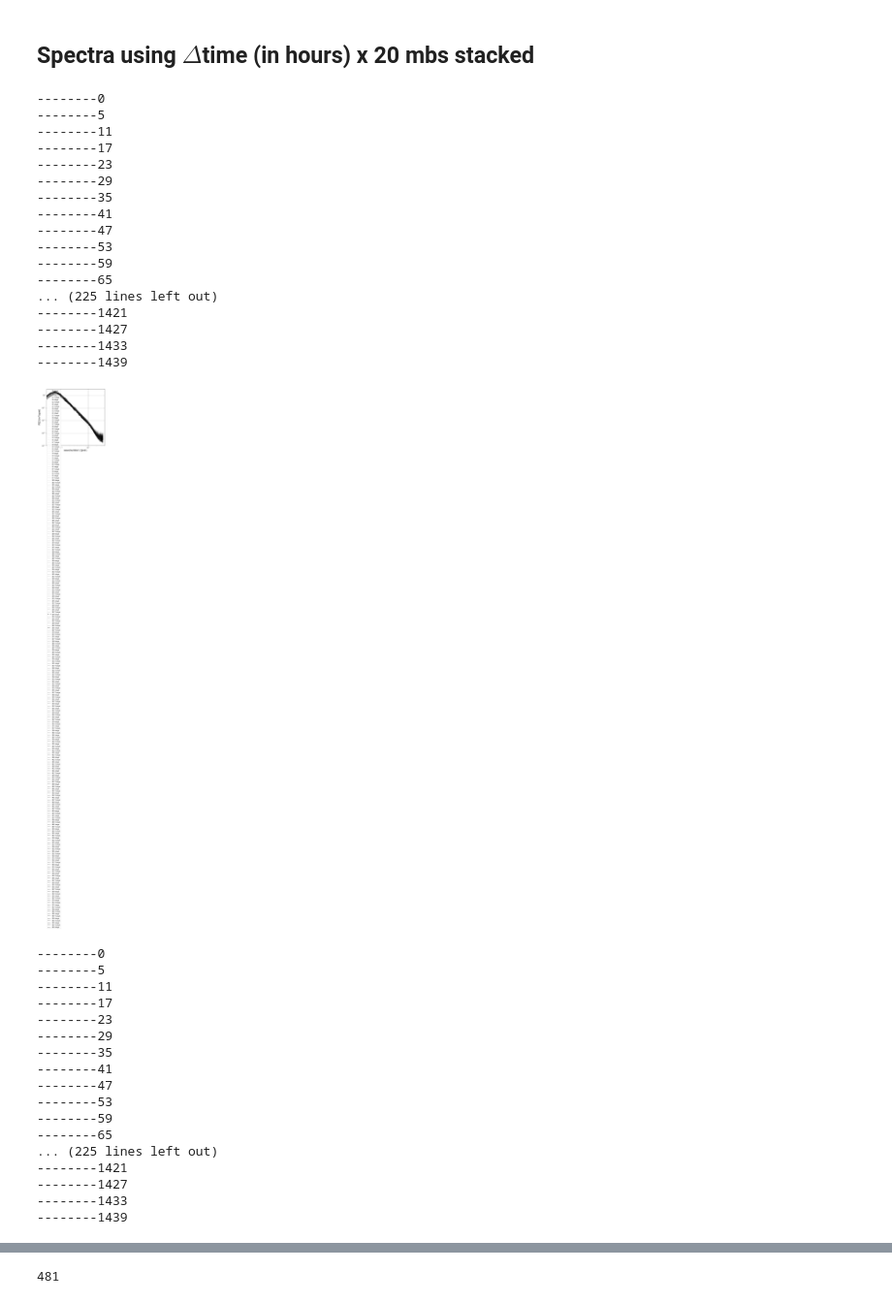
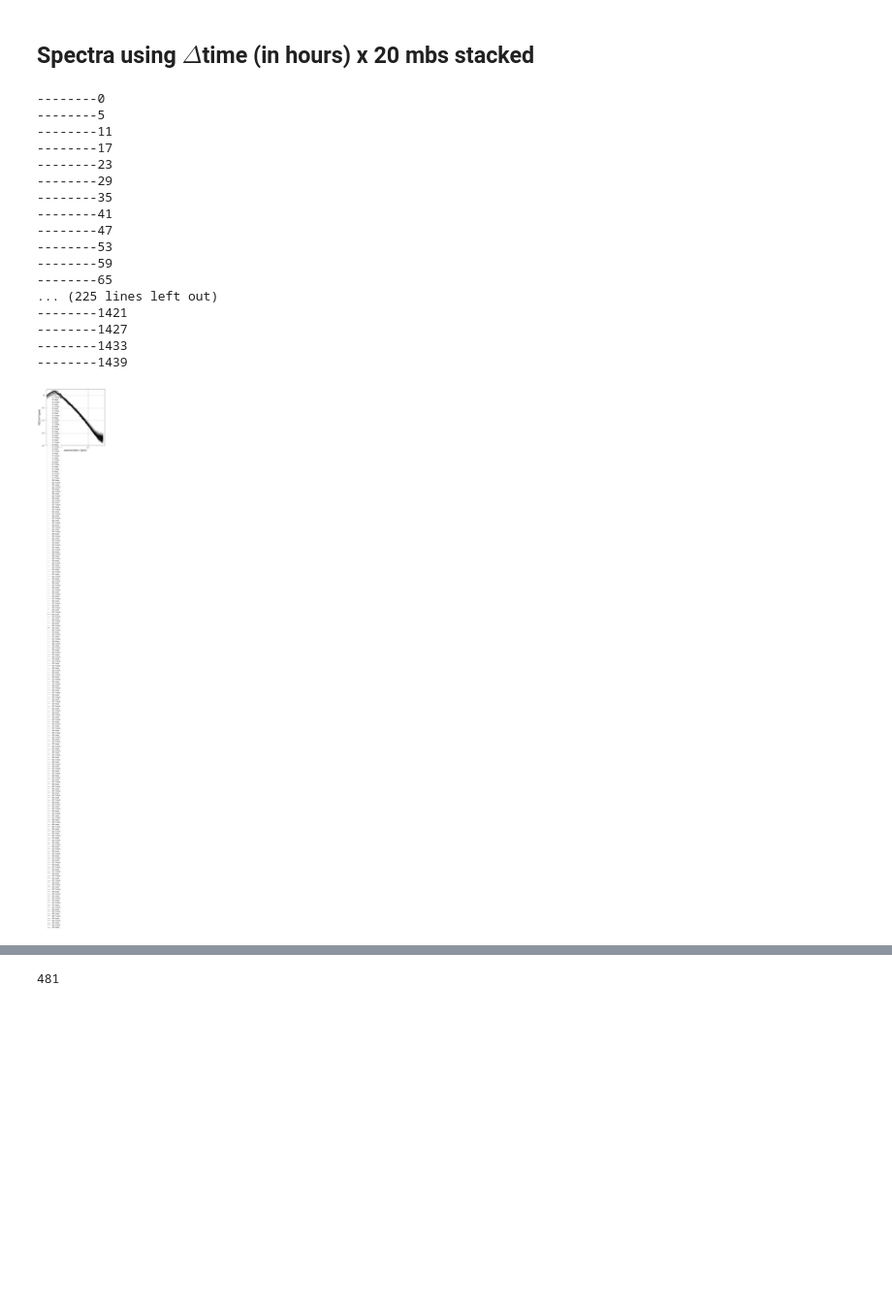
Before and after one commit to stephanieleroux/MEDWEST60, a Jupyter notebook: NOTEBOOKS/2020-09-28_SLX_JZ_MEDWEST60_preppowerspec_ssh_saveoutputs-1d.ipynb, the cells around one changed output, grey strips where cells are left out. Shown at 97% size. Drawn from its saved outputs; the diff is of its cells as text; code cells hidden in the pictures; blank space fills up the shorter version.

```diff
--- a/NOTEBOOKS/2020-09-28_SLX_JZ_MEDWEST60_preppowerspec_ssh_saveoutputs-1d.ipynb
+++ b/NOTEBOOKS/2020-09-28_SLX_JZ_MEDWEST60_preppowerspec_ssh_saveoutputs-1d.ipynb
@@ -46,12 +46,12 @@ diro='/gpfsstore/rech/egi/regi915/MEDWEST60/DIAGS/'
 varna="sossheig"
 typ="gridT-2D"
 naexpNO="STO1%"
-CONFIGCASENO='MEDWEST60-GSL15'
+CONFIGCASENO='MEDWEST60-GSL14'
 CONFIGCASE=CONFIGCASENO
 ensNO='ens01'
 exp=ensNO
 machine='JZ'
-NMBtot=20
+NMBtot=1
 nav_lat_ref,nav_lon_ref,maskNO,sshNO,varnameNO,latexvarnameNO=slx.readallmbs(machine=machine,NMBtot=NMBtot,typ=typ,varna=varna,CONFIGCASEmed=CONFIGCASENO,ens=ensNO)
 sshNO.attrs['experiment_short_name'] =  naexpNO
 maskmap = maskNO.isel(z=0).squeeze()
@@ -169,4 +78,13 @@ open_mfdataset).
 # %%
 #GSL03(GSL17) --> 60 days no sto
-sshNO=xr.open_mfdataset("/gpfsstore/rech/egi/commun/MEDWEST60/MEDWEST60-GSL03-S/exp01/1h/gridT-2D/001MEDWEST60-GSL*_1h_SSH_*_corr.nc",concat_dim='time_counter',decode_times=True)[varna]
+varna="sossheig"
+typ="gridT-2D"
+naexpNO="NO"
+CONFIGCASENO='MEDWEST60-GSL03'
+CONFIGCASE=CONFIGCASENO
+ensNO='exp01'
+exp=ensNO
+machine='JZ'
+NMBtot=1
+sshNO=xr.open_mfdataset("/gpfsstore/rech/egi/commun/MEDWEST60/MEDWEST60-GSL03-S/exp01/1h/gridT-2D/001MEDWEST60-GSL03-exp01_1h*_corr.nc",concat_dim='time_counter',decode_times=True)[varna]
 # %% [output]
@@ -455,13 +466,13 @@ allmb=False
 if allmb:
     Nmtot=1
 
-for imref in range(0,Nmtot):
+for imref in range(19,Nmtot):
             namo='SP60ev6h_DT'+str(DT)+'_mb'+str(imref+1)+'_'+CONFIGCASE+'-'+ens+'_'+reg
 
             plto='plt'+namo
 
             icount=-1
-            #for itt in range(0,721,24*1):
+            #for itt in range(0,721,6*1):
             for itt in range(0,1441,6*1):
                 it =itt-1
                 if it<0:
@@ -472,10 +483,12 @@ for imref in range(0,Nmtot):
 
                 _psdNO = []
 
-                #sshNO = sshNOreg[it:it+DT,:,:].where(maskreg>0) #.squeeze()
-                sshNO = sshNOreg[:,it:it+DT,:,:].where(maskreg>0) #.squeeze()
+                ###sshNO = sshNOreg[it:it+DT,:,:].where(maskreg>0) #.squeeze()
+                #sshNO = sshNOreg[:,it:it+DT,:,:].where(maskreg>0) #.squeeze()
+                sshNO = sshNOreg[it:it+DT,:,:].where(maskreg>0) #.squeeze()
 
-                sshsp = sshNO.isel(e=imref)
+                #sshsp = sshNO.isel(e=imref)
+                sshsp = sshNO
 
 
                 kTOT=len(sshsp)
@@ -547,51 +560,35 @@ for imref in range(0,Nmtot):
                 #dataprint = xr.DataArray(allpsdNO.values, dims=('time_counter', 'wn'),coords={'time_counter':np.arange(0,31,1)})
                 #dataprint = xr.DataArray(allpsdNO.values, dims=('time_counter', 'wn'),coords={'time_counter':np.arange(0,61,1)})
                 dataprint = xr.DataArray(allpsdNO.values, dims=('time_counter', 'wn'),coords={'time_counter':np.arange(0,60.25,0.25)})
+                #dataprint = xr.DataArray(allpsdNO.values, dims=('time_counter', 'wn'),coords={'time_counter':np.arange(0,30.25,0.25)})
                 outfi = 'dat'+namo+'.nc'
 
                 dataprint.name = 'psd'
                 dataprint.attrs['long_name'] =  "psd"
                 #dataprint.attrs['mb']=im
                 dataprint.attrs['mb']=imref
                 dataprint.to_netcdf(diro+outfi,mode='w')
 
                 xrwavenumber = xr.DataArray(wavenumberNO,dims=('wn'),name='wavenumber')
                 xrwavenumber.name = 'wavenumber'
                 xrwavenumber.attrs['long_name'] =  "wavenumber cpm"
                 xrwavenumber.to_netcdf(diro+outfi,mode='a')
 # %% [output]
 --------0
 --------5
 --------11
 --------17
 --------23
 --------29
 --------35
 --------41
 --------47
 --------53
 --------59
 --------65
 ... (225 lines left out)
 --------1421
 --------1427
 --------1433
 --------1439
-[figure, old version]
+[figure, new version]
---------0
---------5
---------11
---------17
---------23
---------29
---------35
---------41
---------47
---------53
---------59
---------65
-... (225 lines left out)
---------1421
---------1427
---------1433
---------1439
```
Also changed, not shown: parts of 8 cells of this notebook.
